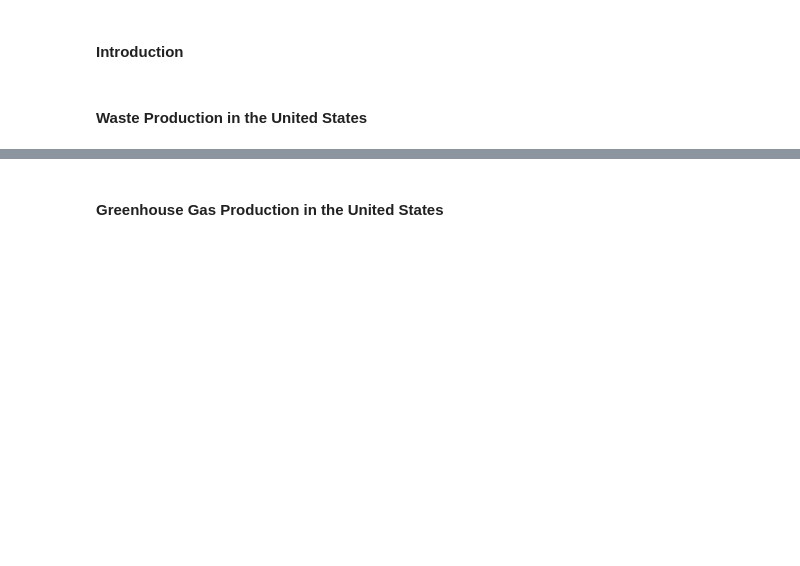
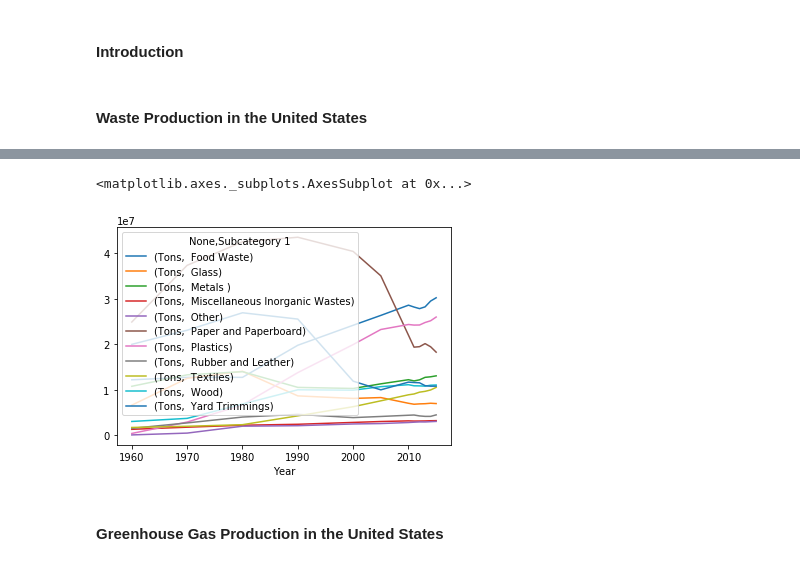
Before and after one commit to wiljnich/lmop-data, a Jupyter notebook: Part 1 - Waste Production and Directly Related Emissions in the United States.ipynb, the cells around one changed output, grey strips where cells are left out. Cells and saved outputs as stored; diff of their text form; code cells hidden in the pictures; blank space fills up the shorter version.

```diff
--- a/Part 1 - Waste Production and Directly Related Emissions in the United States.ipynb
+++ b/Part 1 - Waste Production and Directly Related Emissions in the United States.ipynb
@@ -16,3 +36,10 @@ Data came from the US EPA via the [Landfill Methane Outreach Program](https://ww
+# %%
+df2 = df[df['Process Type'].str.contains('Materials landfilled') == True]
+df2 = df2.groupby(['Subcategory 1','Year']).sum()
+df2.unstack(level=0).plot(kind='line')
+# %% [output]
+<matplotlib.axes._subplots.AxesSubplot at 0x...>
+[figure, added]
 # %% [markdown]
 #### Greenhouse Gas Production in the United States
 # %% [markdown]
```
Also changed, not shown: parts of 3 cells of this notebook, 6 other files.
